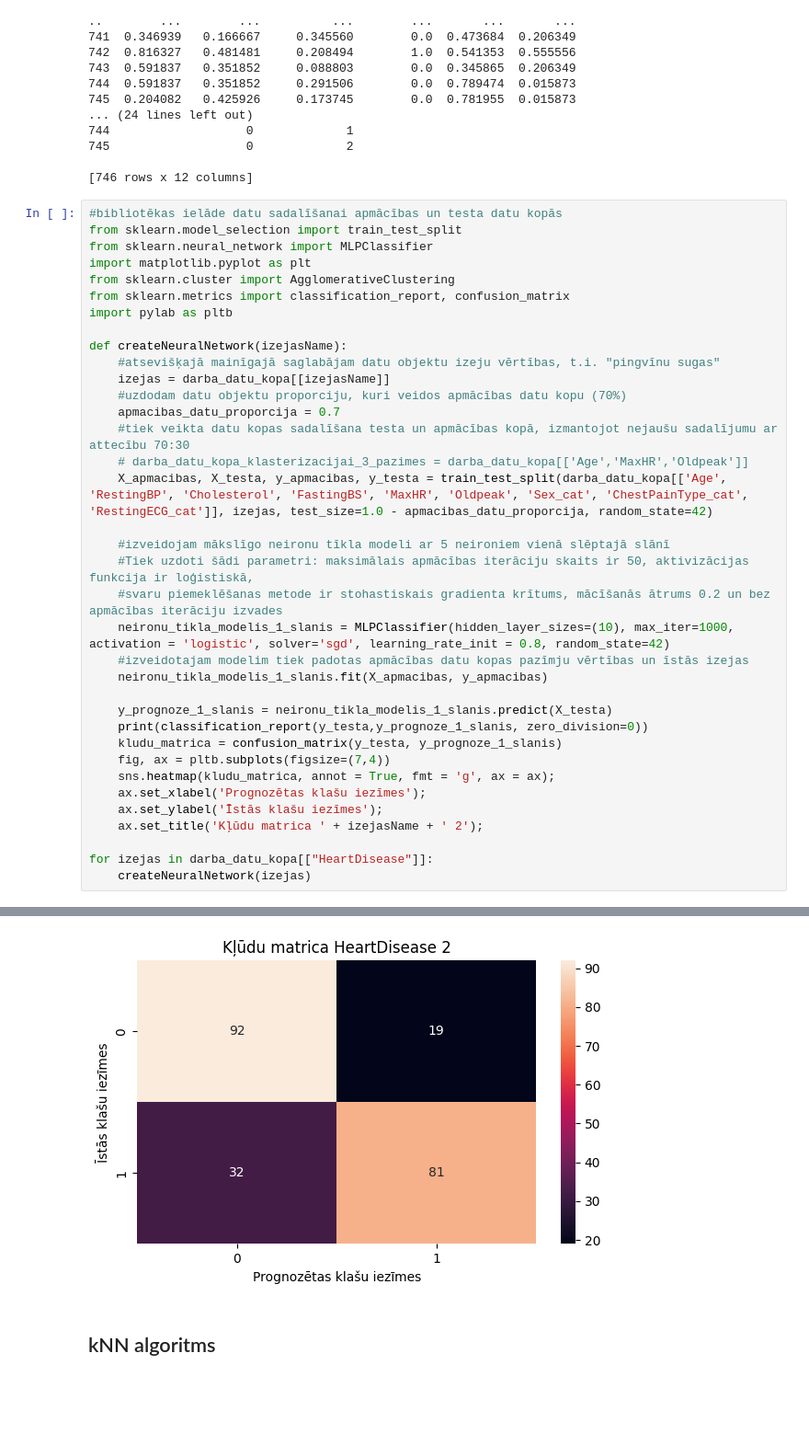
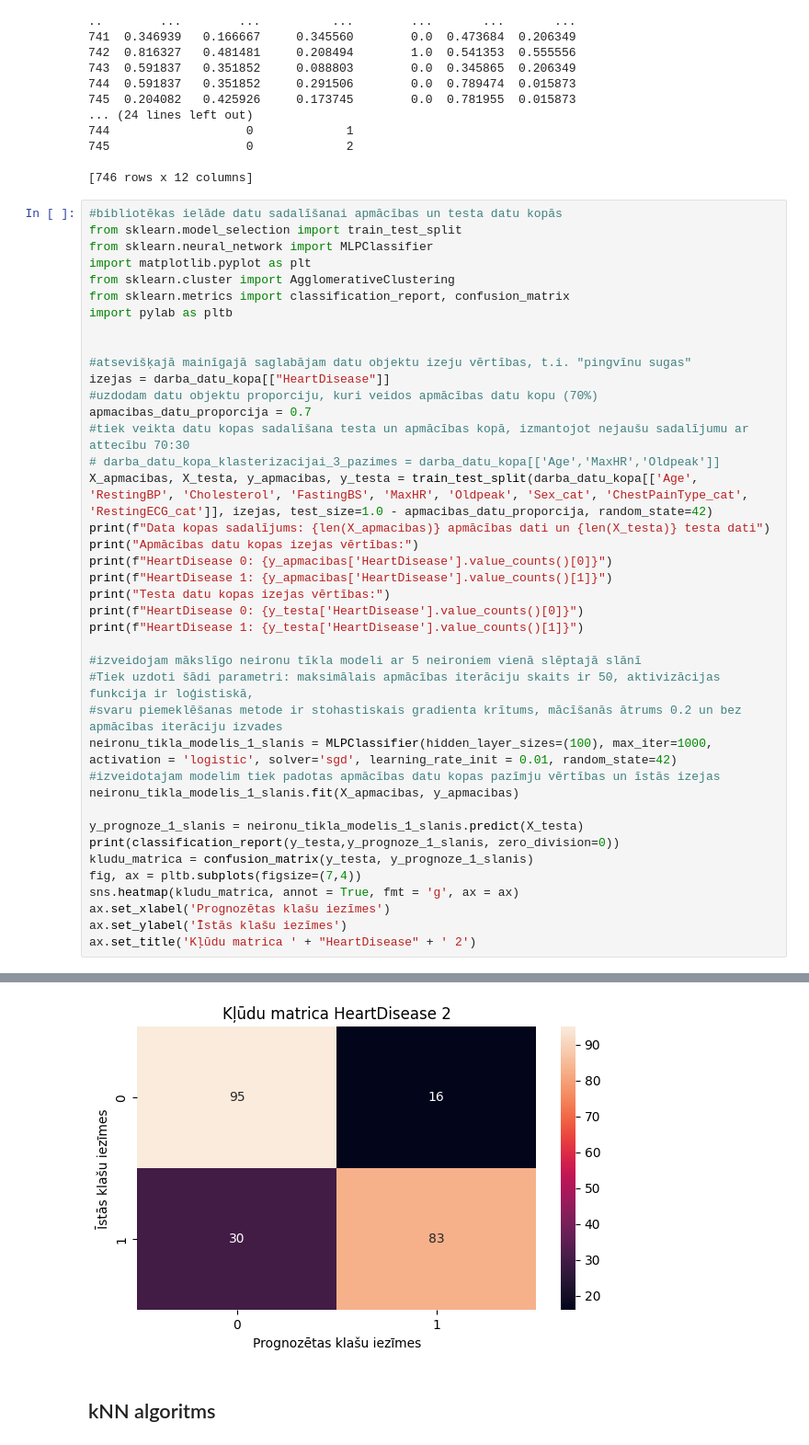
Before and after one commit to tomasskristianssterns/MIP_projekts2, a Jupyter notebook: src/Pārraudzītā_mašīnmācīšanās (1) copy.ipynb, the cells around one changed output, grey strips where cells are left out. Shown: that part at 92% size. Drawn from its saved outputs; the diff is of its cells as text; blank space fills up the shorter version.

```diff
--- a/src/Pārraudzītā_mašīnmācīšanās (1) copy.ipynb
+++ b/src/Pārraudzītā_mašīnmācīšanās (1) copy.ipynb
@@ -535,31 +535,35 @@ from sklearn.cluster import AgglomerativeClustering
 from sklearn.metrics import classification_report, confusion_matrix
 import pylab as pltb
 
-def createNeuralNetwork(izejasName):
-    #atsevišķajā mainīgajā saglabājam datu objektu izeju vērtības, t.i. "pingvīnu sugas"
-    izejas = darba_datu_kopa[[izejasName]]
-    #uzdodam datu objektu proporciju, kuri veidos apmācības datu kopu (70%)
-    apmacibas_datu_proporcija = 0.7
-    #tiek veikta datu kopas sadalīšana testa un apmācības kopā, izmantojot nejaušu sadalījumu ar attecību 70:30
-    # darba_datu_kopa_klasterizacijai_3_pazimes = darba_datu_kopa[['Age','MaxHR','Oldpeak']]
-    X_apmacibas, X_testa, y_apmacibas, y_testa = train_test_split(darba_datu_kopa[['Age', 'RestingBP', 'Cholesterol', 'FastingBS', 'MaxHR', 'Oldpeak', 'Sex_cat', 'ChestPainType_cat', 'RestingECG_cat']], izejas, test_size=1.0 - apmacibas_datu_proporcija, random_state=42)
 
-    #izveidojam mākslīgo neironu tīkla modeli ar 5 neironiem vienā slēptajā slānī
-    #Tiek uzdoti šādi parametri: maksimālais apmācības iterāciju skaits ir 50, aktivizācijas funkcija ir loģistiskā,
-    #svaru piemeklēšanas metode ir stohastiskais gradienta krītums, mācīšanās ātrums 0.2 un bez apmācības iterāciju izvades
-    neironu_tikla_modelis_1_slanis = MLPClassifier(hidden_layer_sizes=(10), max_iter=1000, activation = 'logistic', solver='sgd', learning_rate_init = 0.8, random_state=42)
-    #izveidotajam modelim tiek padotas apmācības datu kopas pazīmju vērtības un īstās izejas
-    neironu_tikla_modelis_1_slanis.fit(X_apmacibas, y_apmacibas)
+#atsevišķajā mainīgajā saglabājam datu objektu izeju vērtības, t.i. "pingvīnu sugas"
+izejas = darba_datu_kopa[["HeartDisease"]]
+#uzdodam datu objektu proporciju, kuri veidos apmācības datu kopu (70%)
+apmacibas_datu_proporcija = 0.7
+#tiek veikta datu kopas sadalīšana testa un apmācības kopā, izmantojot nejaušu sadalījumu ar attecību 70:30
+# darba_datu_kopa_klasterizacijai_3_pazimes = darba_datu_kopa[['Age','MaxHR','Oldpeak']]
+X_apmacibas, X_testa, y_apmacibas, y_testa = train_test_split(darba_datu_kopa[['Age', 'RestingBP', 'Cholesterol', 'FastingBS', 'MaxHR', 'Oldpeak', 'Sex_cat', 'ChestPainType_cat', 'RestingECG_cat']], izejas, test_size=1.0 - apmacibas_datu_proporcija, random_state=42)
+print(f"Data kopas sadalījums: {len(X_apmacibas)} apmācības dati un {len(X_testa)} testa dati")
+print("Apmācības datu kopas izejas vērtības:")
+print(f"HeartDisease 0: {y_apmacibas['HeartDisease'].value_counts()[0]}")
+print(f"HeartDisease 1: {y_apmacibas['HeartDisease'].value_counts()[1]}")
+print("Testa datu kopas izejas vērtības:")
+print(f"HeartDisease 0: {y_testa['HeartDisease'].value_counts()[0]}")
+print(f"HeartDisease 1: {y_testa['HeartDisease'].value_counts()[1]}")
 
-    y_prognoze_1_slanis = neironu_tikla_modelis_1_slanis.predict(X_testa)
-    print(classification_report(y_testa,y_prognoze_1_slanis, zero_division=0))
-    kludu_matrica = confusion_matrix(y_testa, y_prognoze_1_slanis)
-    fig, ax = pltb.subplots(figsize=(7,4))
-    sns.heatmap(kludu_matrica, annot = True, fmt = 'g', ax = ax);
-    ax.set_xlabel('Prognozētas klašu iezīmes');
-    ax.set_ylabel('Īstās klašu iezīmes');
-    ax.set_title('Kļūdu matrica ' + izejasName + ' 2');
+#izveidojam mākslīgo neironu tīkla modeli ar 5 neironiem vienā slēptajā slānī
+#Tiek uzdoti šādi parametri: maksimālais apmācības iterāciju skaits ir 50, aktivizācijas funkcija ir loģistiskā,
+#svaru piemeklēšanas metode ir stohastiskais gradienta krītums, mācīšanās ātrums 0.2 un bez apmācības iterāciju izvades
+neironu_tikla_modelis_1_slanis = MLPClassifier(hidden_layer_sizes=(100), max_iter=1000, activation = 'logistic', solver='sgd', learning_rate_init = 0.01, random_state=42)
+#izveidotajam modelim tiek padotas apmācības datu kopas pazīmju vērtības un īstās izejas
+neironu_tikla_modelis_1_slanis.fit(X_apmacibas, y_apmacibas)
 
-for izejas in darba_datu_kopa[["HeartDisease"]]:
-    createNeuralNetwork(izejas)
+y_prognoze_1_slanis = neironu_tikla_modelis_1_slanis.predict(X_testa)
+print(classification_report(y_testa,y_prognoze_1_slanis, zero_division=0))
+kludu_matrica = confusion_matrix(y_testa, y_prognoze_1_slanis)
+fig, ax = pltb.subplots(figsize=(7,4))
+sns.heatmap(kludu_matrica, annot = True, fmt = 'g', ax = ax)
+ax.set_xlabel('Prognozētas klašu iezīmes')
+ax.set_ylabel('Īstās klašu iezīmes')
+ax.set_title('Kļūdu matrica ' + "HeartDisease" + ' 2')
 # %% [output]
@@ -574,4 +586,4 @@ weighted avg       0.78      0.77      0.77       224
-[figure, old version]
+[figure, new version]
 # %% [markdown]
 kNN algoritms
 ---
```
Also changed, not shown: parts of 6 cells of this notebook.
